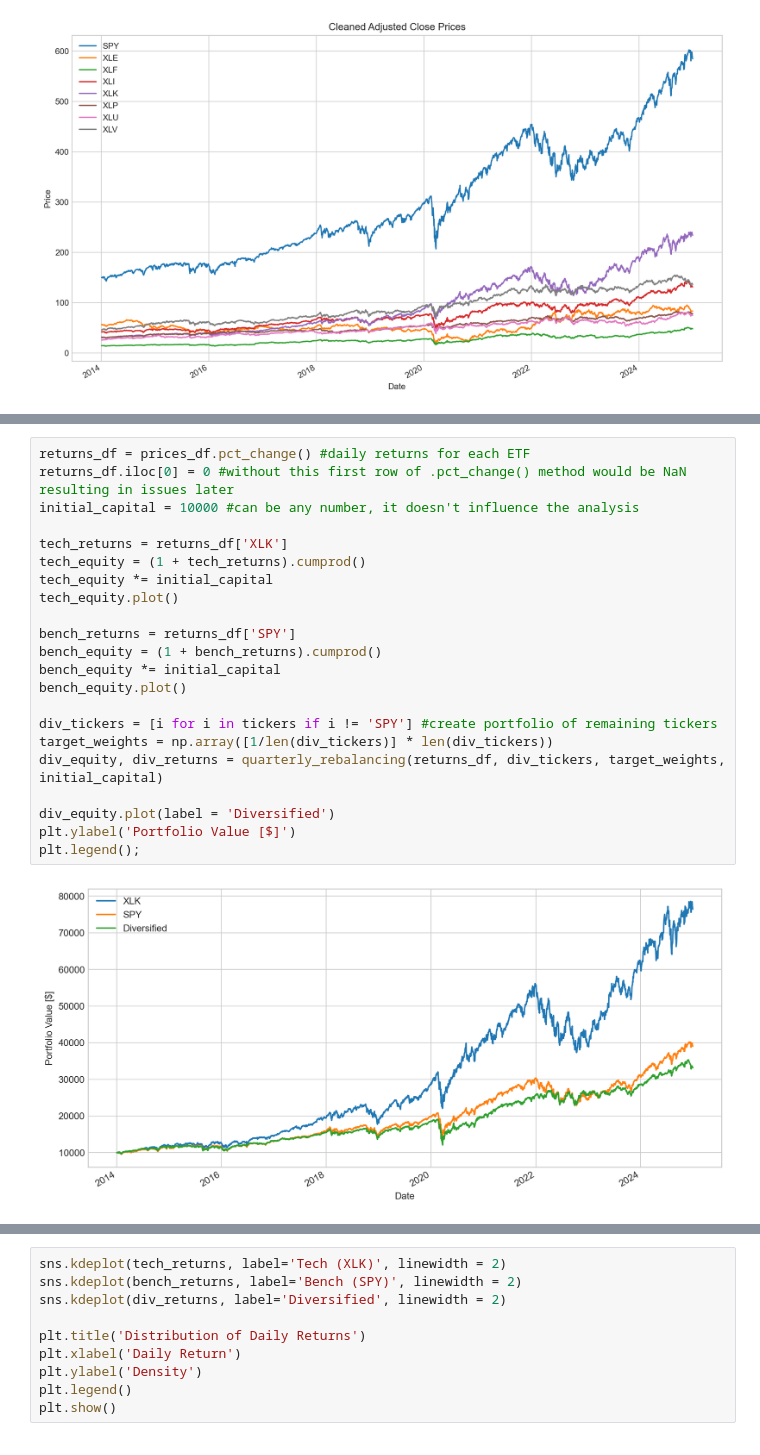
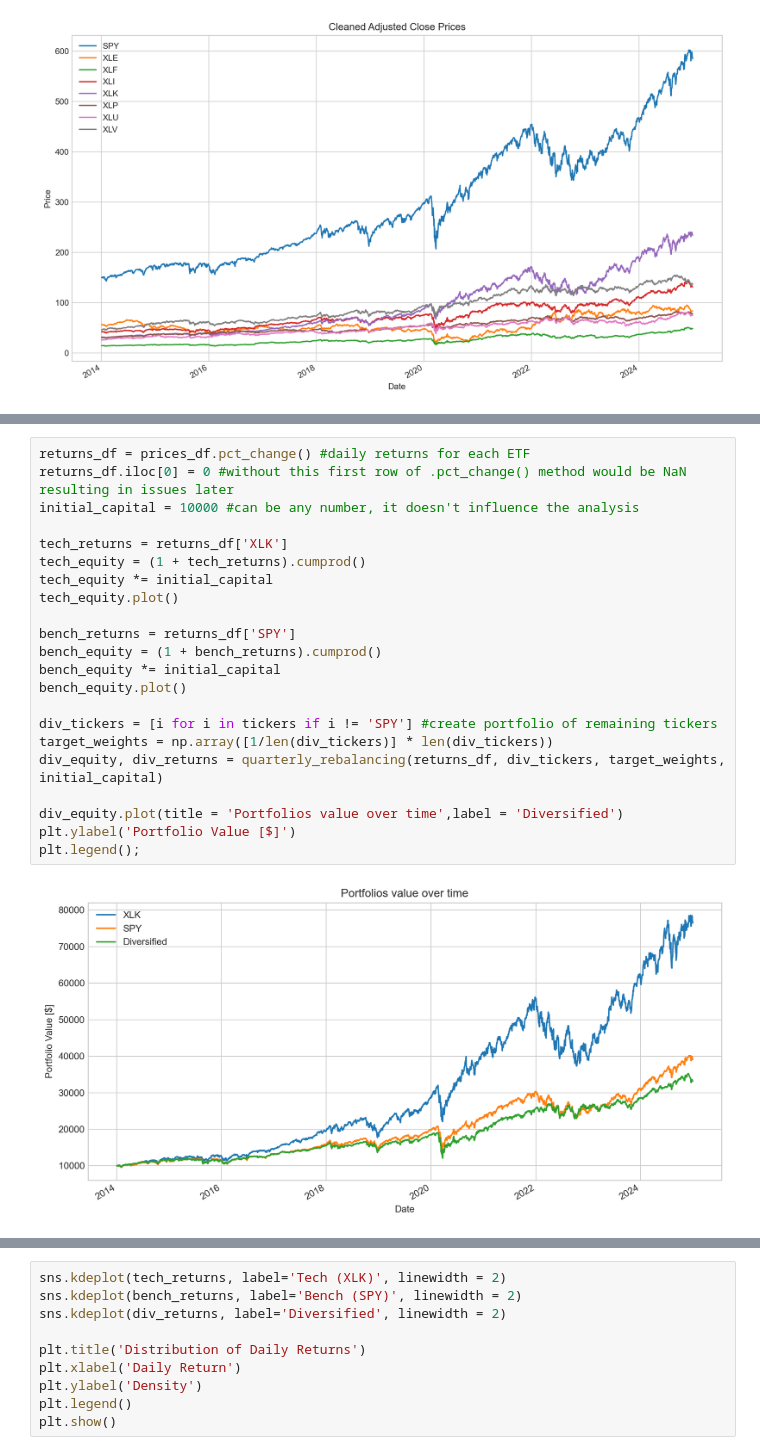
Before and after one commit to OttimoR/diversified-vs-tech-ETFs-portfolios-analysis, a Jupyter notebook: portfolio_analysis.ipynb, the cells around one changed output, grey strips where cells are left out. Cells and saved outputs as stored; diff of their text form.

```diff
--- a/portfolio_analysis.ipynb
+++ b/portfolio_analysis.ipynb
@@ -81,24 +90,24 @@ The calculation of daily returns and equity at the en of the period were perform
 # %%
 returns_df = prices_df.pct_change() #daily returns for each ETF
 returns_df.iloc[0] = 0 #without this first row of .pct_change() method would be NaN resulting in issues later
 initial_capital = 10000 #can be any number, it doesn't influence the analysis
 
 tech_returns = returns_df['XLK']
 tech_equity = (1 + tech_returns).cumprod()
 tech_equity *= initial_capital
 tech_equity.plot()
 
 bench_returns = returns_df['SPY']
 bench_equity = (1 + bench_returns).cumprod()
 bench_equity *= initial_capital
 bench_equity.plot()
 
 div_tickers = [i for i in tickers if i != 'SPY'] #create portfolio of remaining tickers
 target_weights = np.array([1/len(div_tickers)] * len(div_tickers))
 div_equity, div_returns = quarterly_rebalancing(returns_df, div_tickers, target_weights, initial_capital)
 
-div_equity.plot(label = 'Diversified')
+div_equity.plot(title = 'Portfolios value over time',label = 'Diversified')
 plt.ylabel('Portfolio Value [$]')
 plt.legend();
 # %% [output]
-[figure, old version]
+[figure, new version]
```
Also changed, not shown: parts of 16 cells of this notebook, 2 other files.
